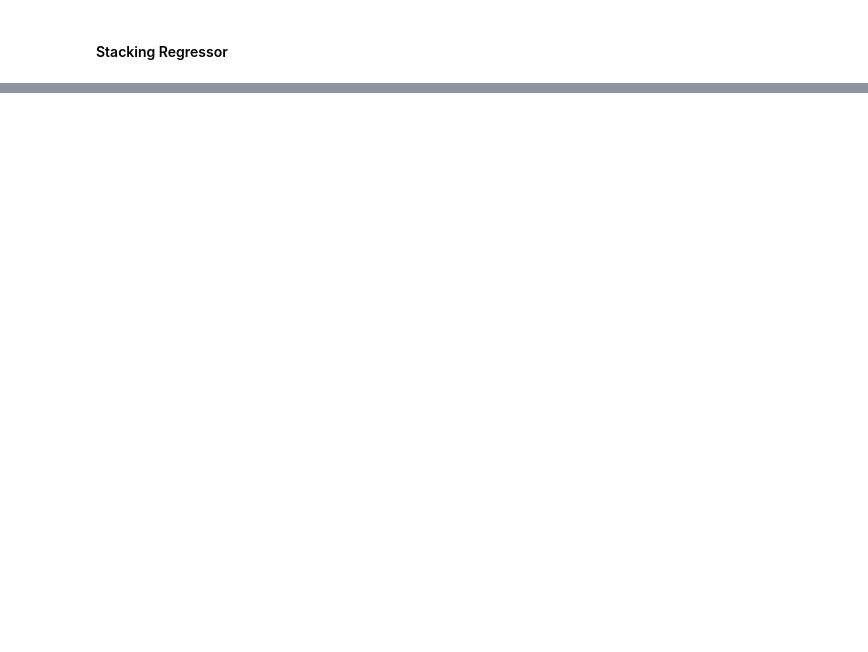
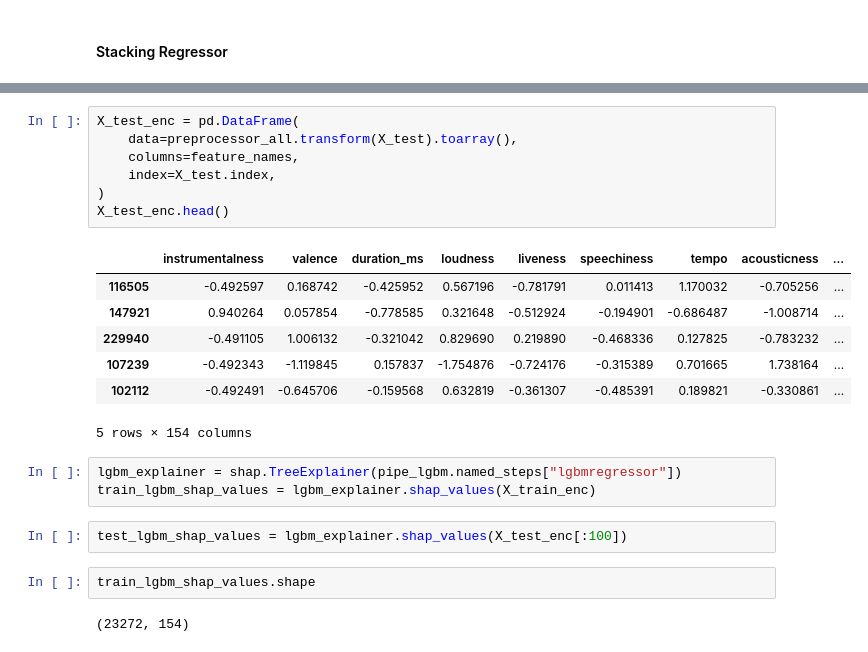
Before and after one commit to sneha012/Spotify_popularity_prediction, a Jupyter notebook: solution.ipynb, the cells around one changed output, grey strips where cells are left out. Drawn from its saved outputs; the diff is of its cells as text; blank space fills up the shorter version.

```diff
--- a/solution.ipynb
+++ b/solution.ipynb
@@ -303,0 +442,24 @@ pd.DataFrame(results)
+# %%
+X_test_enc = pd.DataFrame(
+    data=preprocessor_all.transform(X_test).toarray(),
+    columns=feature_names,
+    index=X_test.index,
+)
+X_test_enc.head()
+# %% [output]
+|  | instrumentalness | valence | duration_ms | loudness | liveness | speechiness | tempo | acousticness | ... |
+| 116505 | -0.492597 | 0.168742 | -0.425952 | 0.567196 | -0.781791 | 0.011413 | 1.170032 | -0.705256 | ... |
+| 147921 | 0.940264 | 0.057854 | -0.778585 | 0.321648 | -0.512924 | -0.194901 | -0.686487 | -1.008714 | ... |
+| 229940 | -0.491105 | 1.006132 | -0.321042 | 0.829690 | 0.219890 | -0.468336 | 0.127825 | -0.783232 | ... |
+| 107239 | -0.492343 | -1.119845 | 0.157837 | -1.754876 | -0.724176 | -0.315389 | 0.701665 | 1.738164 | ... |
+| 102112 | -0.492491 | -0.645706 | -0.159568 | 0.632819 | -0.361307 | -0.485391 | 0.189821 | -0.330861 | ... |
+5 rows × 154 columns
+# %%
+lgbm_explainer = shap.TreeExplainer(pipe_lgbm.named_steps["lgbmregressor"])
+train_lgbm_shap_values = lgbm_explainer.shap_values(X_train_enc)
+# %%
+test_lgbm_shap_values = lgbm_explainer.shap_values(X_test_enc[:100])
+# %%
+train_lgbm_shap_values.shape
+# %% [output]
+(23272, 154)
```
Also changed, not shown: parts of 24 cells of this notebook.
